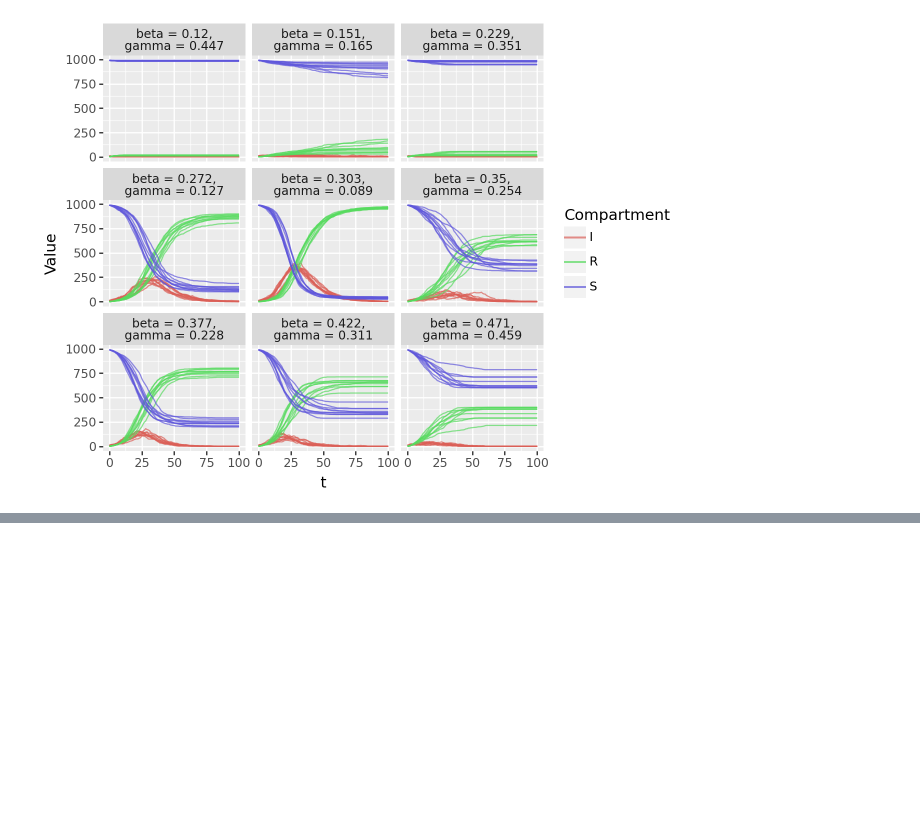
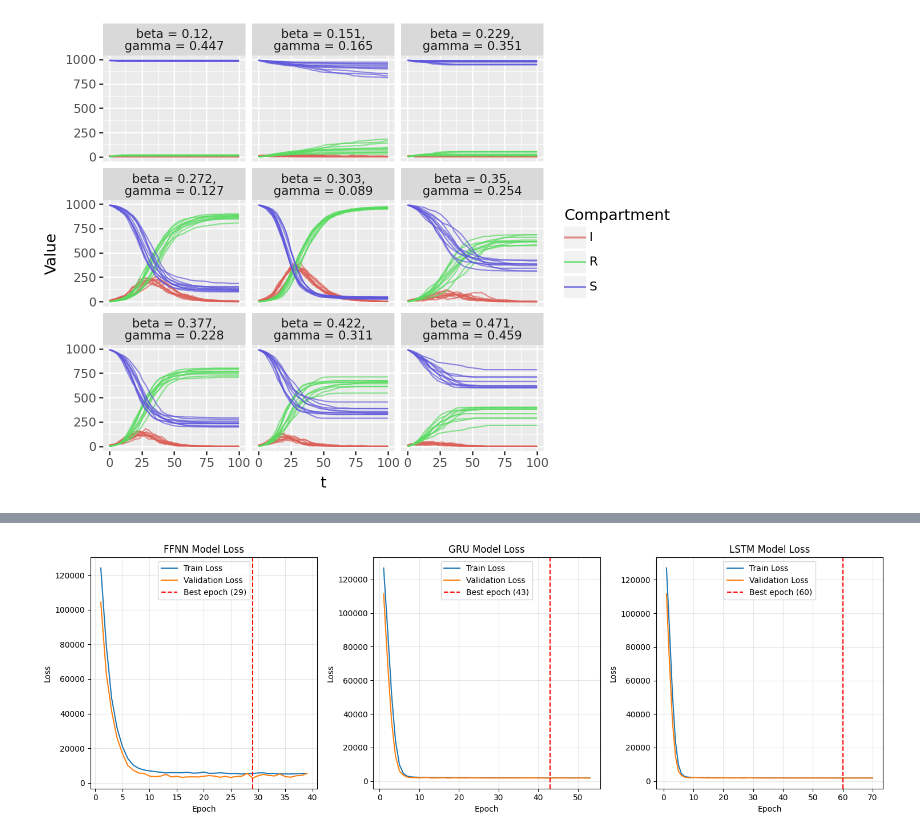
Before and after one commit to OJWatson/emidm, a Jupyter notebook: examples/surrogate_notebook.ipynb, the cells around one changed output, grey strips where cells are left out. Drawn from its saved outputs; the diff is of its cells as text; code cells hidden in the pictures; blank space fills up the shorter version.

Commit message:
finalised models

```diff
--- a/examples/surrogate_notebook.ipynb
+++ b/examples/surrogate_notebook.ipynb
@@ -678,0 +614,44 @@ LSTM prediction - S: 0.2557, I: 0.0102
+# %%
+plt.figure(figsize=(15, 5))
+
+# Plot FFNN losses
+plt.subplot(1, 3, 1)
+plt.plot(ffnn_history['epochs'], ffnn_history['train_loss'], label='Train Loss')
+plt.plot(ffnn_history['epochs'], ffnn_history['val_loss'], label='Validation Loss')
+plt.axvline(x=ffnn_history['best_epoch'], color='r', linestyle='--',
+            label=f"Best epoch ({ffnn_history['best_epoch']})")
+plt.title('FFNN Model Loss')
+plt.xlabel('Epoch')
+plt.ylabel('Loss')
+plt.legend()
+plt.grid(alpha=0.3)
+
+# Plot GRU losses
+plt.subplot(1, 3, 2)
+plt.plot(gru_history['epochs'], gru_history['train_loss'], label='Train Loss')
+plt.plot(gru_history['epochs'], gru_history['val_loss'], label='Validation Loss')
+plt.axvline(x=gru_history['best_epoch'], color='r', linestyle='--',
+            label=f"Best epoch ({gru_history['best_epoch']})")
+plt.title('GRU Model Loss')
+plt.xlabel('Epoch')
+plt.ylabel('Loss')
+plt.legend()
+plt.grid(alpha=0.3)
+
+# Plot LSTM losses
+plt.subplot(1, 3, 3)
+plt.plot(lstm_history['epochs'], lstm_history['train_loss'], label='Train Loss')
+plt.plot(lstm_history['epochs'], lstm_history['val_loss'], label='Validation Loss')
+plt.axvline(x=lstm_history['best_epoch'], color='r', linestyle='--',
+            label=f"Best epoch ({lstm_history['best_epoch']})")
+plt.title('LSTM Model Loss')
+plt.xlabel('Epoch')
+plt.ylabel('Loss')
+plt.legend()
+plt.grid(alpha=0.3)
+
+plt.tight_layout()
+plt.savefig(os.path.join(output_dir, "training_history.png"))
+plt.show()
+# %% [output]
+[figure, added]
```
Also changed, not shown: parts of 9 cells of this notebook.
